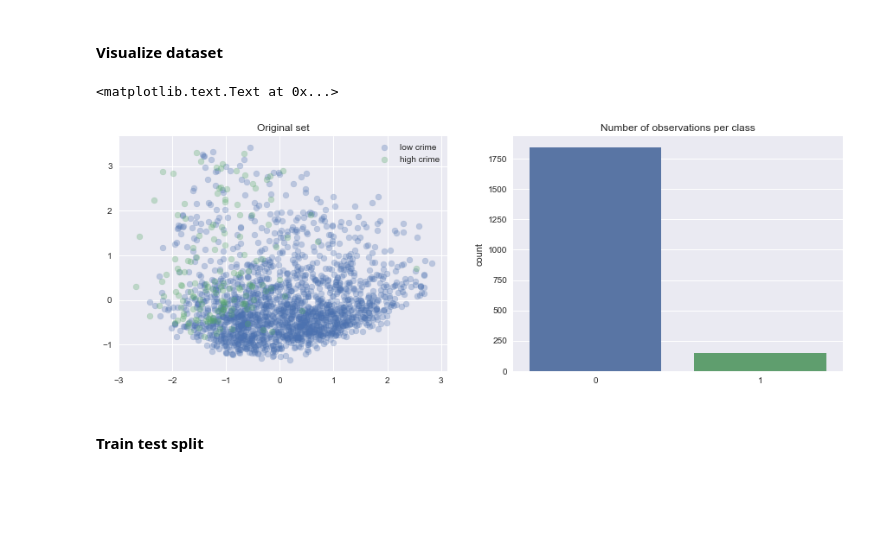
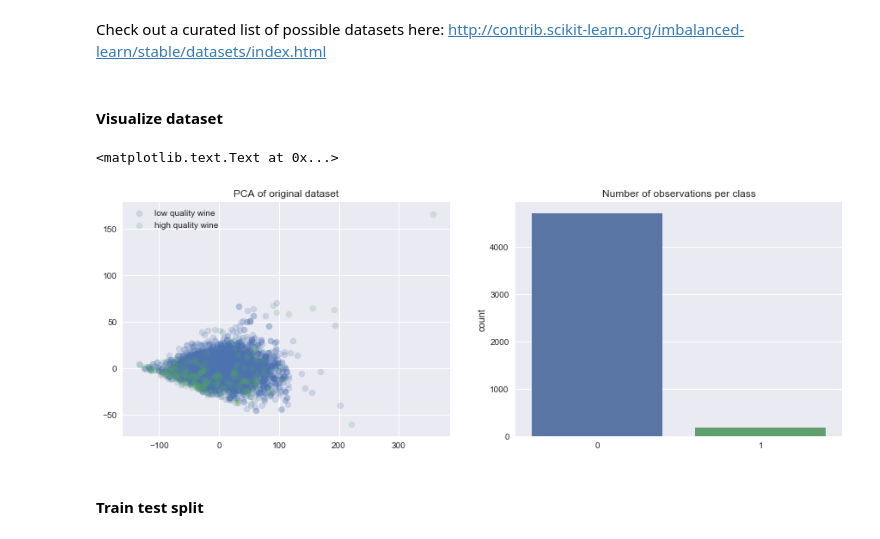
Before and after one commit to jeremyjordan/imbalanced-data, a Jupyter notebook: Learning from imbalanced data.ipynb, the cells around one changed output. Cells and saved outputs as stored; diff of their text form; code cells hidden in the pictures; blank space fills up the shorter version.

```diff
--- a/Learning from imbalanced data.ipynb
+++ b/Learning from imbalanced data.ipynb
@@ -5 +9,14 @@ In some cases, it can be very hard to learn from.
+# %%
+from imblearn.datasets import fetch_datasets
+
+datasets = fetch_datasets()
+
+# Wine quality dataset contains 12 features, descriptions found here:
+# https://archive.ics.uci.edu/ml/datasets/wine+quality
+# Target class derived as target: <=4 (score between 1 and 10)
+data = datasets['wine_quality']
+X, y = data.data, data.target
+# %% [markdown]
+Check out a curated list of possible datasets here:
+http://contrib.scikit-learn.org/imbalanced-learn/stable/datasets/index.html
 # %%
@@ -19,24 +34,26 @@ y = (y==1).astype(int)
 # %%
 import matplotlib.pyplot as plt
 %matplotlib inline
 from sklearn.decomposition import PCA
+import seaborn as sns
 
+# Reduce dataset to 2 feature dimensions in order to visualize the data
 pca = PCA(n_components=2)
 pca.fit(X)
 X_reduced = pca.transform(X)
 
 fig, ax = plt.subplots(1, 2, figsize= (15,5))
 
-ax[0].scatter(X_reduced[y == 0, 0], X_reduced[y == 0, 1], label="low crime", alpha=0.3)
-ax[0].scatter(X_reduced[y == 1, 0], X_reduced[y == 1, 1], label="high crime", alpha=0.3)
-ax[0].set_title('Original set')
+ax[0].scatter(X_reduced[y == 0, 0], X_reduced[y == 0, 1], label="low quality wine", alpha=0.2)
+ax[0].scatter(X_reduced[y == 1, 0], X_reduced[y == 1, 1], label="high quality wine", alpha=0.2)
+ax[0].set_title('PCA of original dataset')
 ax[0].legend()
 
 ax[1] = sns.countplot(y)
 ax[1].set_title('Number of observations per class')
 # %% [output]
 <matplotlib.text.Text at 0x...>
-[figure, old version]
+[figure, new version]
 # %% [markdown]
 #### Train test split
 # %%
```
Also changed, not shown: parts of 52 cells of this notebook.
